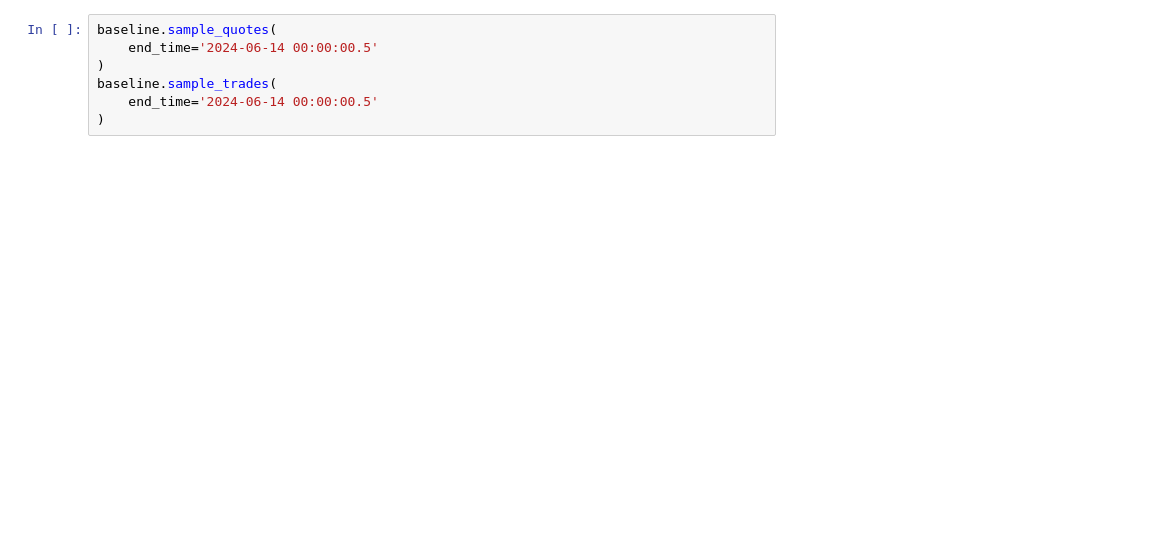
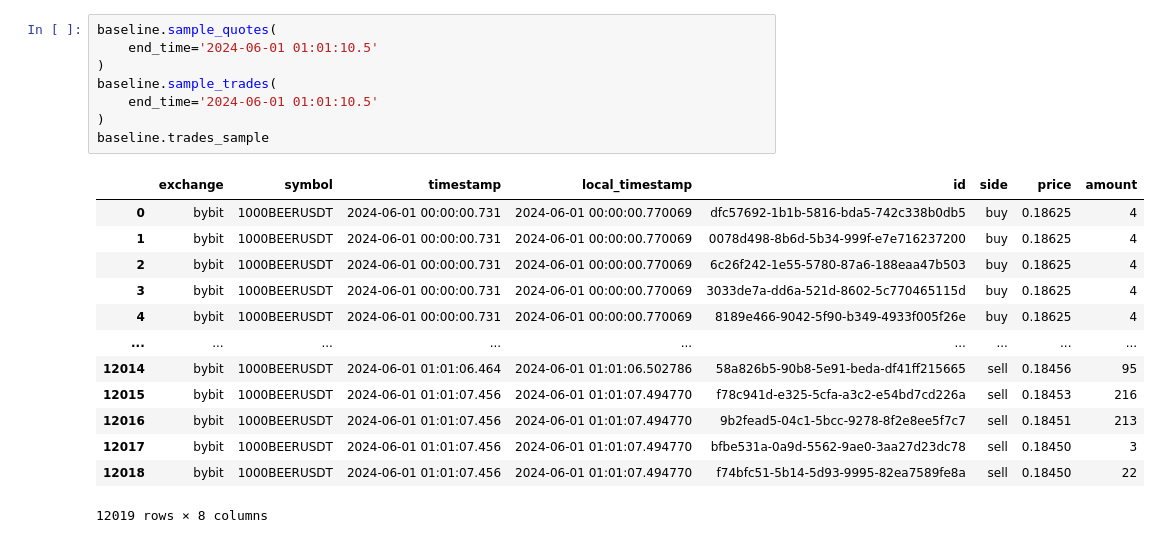
Before and after one commit to AdityaRoot/HFT-Project, a Jupyter notebook: src/beer_usdt/baseline_model.ipynb, the cells around one changed output. Cells and saved outputs as stored; diff of their text form; blank space fills up the shorter version.

```diff
--- a/src/beer_usdt/baseline_model.ipynb
+++ b/src/beer_usdt/baseline_model.ipynb
@@ -53,10 +161,25 @@ NameError: name 'BacktestInterfaceL1' is not defined
 # %%
 baseline.sample_quotes(
-    end_time='2024-06-14 00:00:00.5'
+    end_time='2024-06-01 01:01:10.5'
 )
 baseline.sample_trades(
-    end_time='2024-06-14 00:00:00.5'
+    end_time='2024-06-01 01:01:10.5'
 )
+baseline.trades_sample
+# %% [output]
+|  | exchange | symbol | timestamp | local_timestamp | id | side | price | amount |
+| 0 | bybit | 1000BEERUSDT | 2024-06-01 00:00:00.731 | 2024-06-01 00:00:00.770069 | dfc57692-1b1b-5816-bda5-742c338b0db5 | buy | 0.18625 | 4 |
+| 1 | bybit | 1000BEERUSDT | 2024-06-01 00:00:00.731 | 2024-06-01 00:00:00.770069 | 0078d498-8b6d-5b34-999f-e7e716237200 | buy | 0.18625 | 4 |
+| 2 | bybit | 1000BEERUSDT | 2024-06-01 00:00:00.731 | 2024-06-01 00:00:00.770069 | 6c26f242-1e55-5780-87a6-188eaa47b503 | buy | 0.18625 | 4 |
+| 3 | bybit | 1000BEERUSDT | 2024-06-01 00:00:00.731 | 2024-06-01 00:00:00.770069 | 3033de7a-dd6a-521d-8602-5c770465115d | buy | 0.18625 | 4 |
+| 4 | bybit | 1000BEERUSDT | 2024-06-01 00:00:00.731 | 2024-06-01 00:00:00.770069 | 8189e466-9042-5f90-b349-4933f005f26e | buy | 0.18625 | 4 |
+| ... | ... | ... | ... | ... | ... | ... | ... | ... |
+| 12014 | bybit | 1000BEERUSDT | 2024-06-01 01:01:06.464 | 2024-06-01 01:01:06.502786 | 58a826b5-90b8-5e91-beda-df41ff215665 | sell | 0.18456 | 95 |
+| 12015 | bybit | 1000BEERUSDT | 2024-06-01 01:01:07.456 | 2024-06-01 01:01:07.494770 | f78c941d-e325-5cfa-a3c2-e54bd7cd226a | sell | 0.18453 | 216 |
+| 12016 | bybit | 1000BEERUSDT | 2024-06-01 01:01:07.456 | 2024-06-01 01:01:07.494770 | 9b2fead5-04c1-5bcc-9278-8f2e8ee5f7c7 | sell | 0.18451 | 213 |
+| 12017 | bybit | 1000BEERUSDT | 2024-06-01 01:01:07.456 | 2024-06-01 01:01:07.494770 | bfbe531a-0a9d-5562-9ae0-3aa27d23dc78 | sell | 0.18450 | 3 |
+| 12018 | bybit | 1000BEERUSDT | 2024-06-01 01:01:07.456 | 2024-06-01 01:01:07.494770 | f74bfc51-5b14-5d93-9995-82ea7589fe8a | sell | 0.18450 | 22 |
+12019 rows × 8 columns
 # %%
 baseline.plot()
 # %% [output]
```
Also changed, not shown: parts of 5 cells of this notebook, 2 other files.
